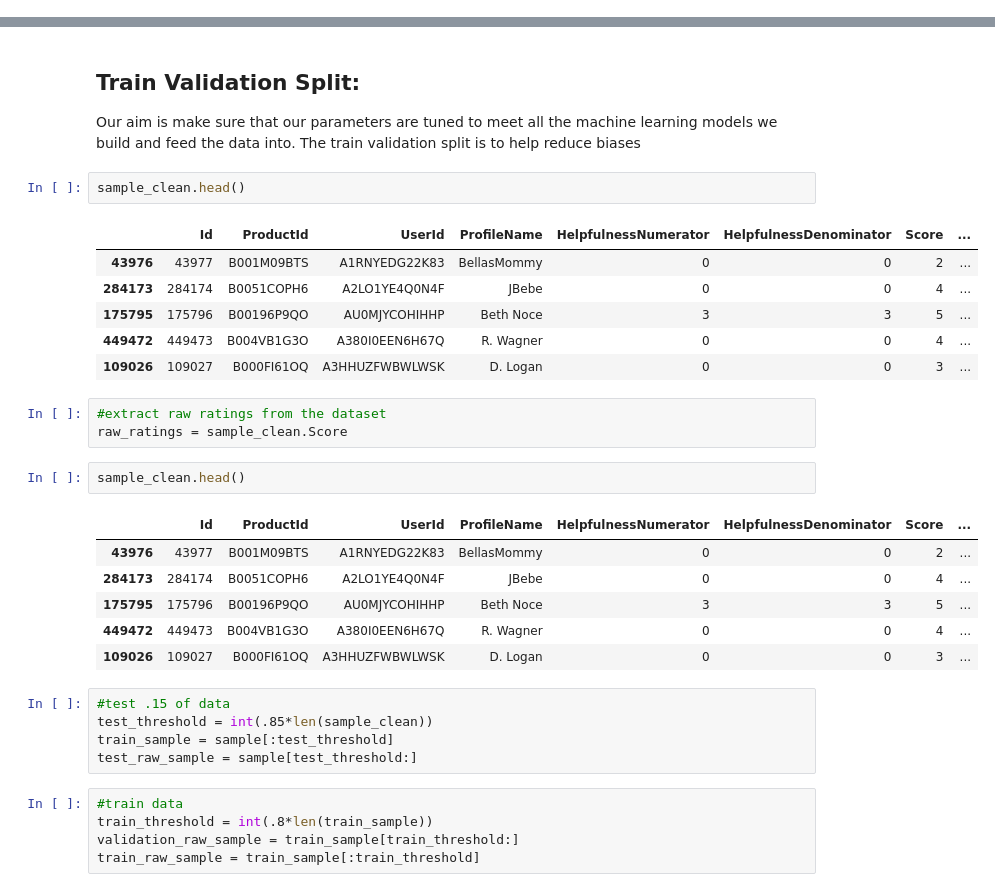
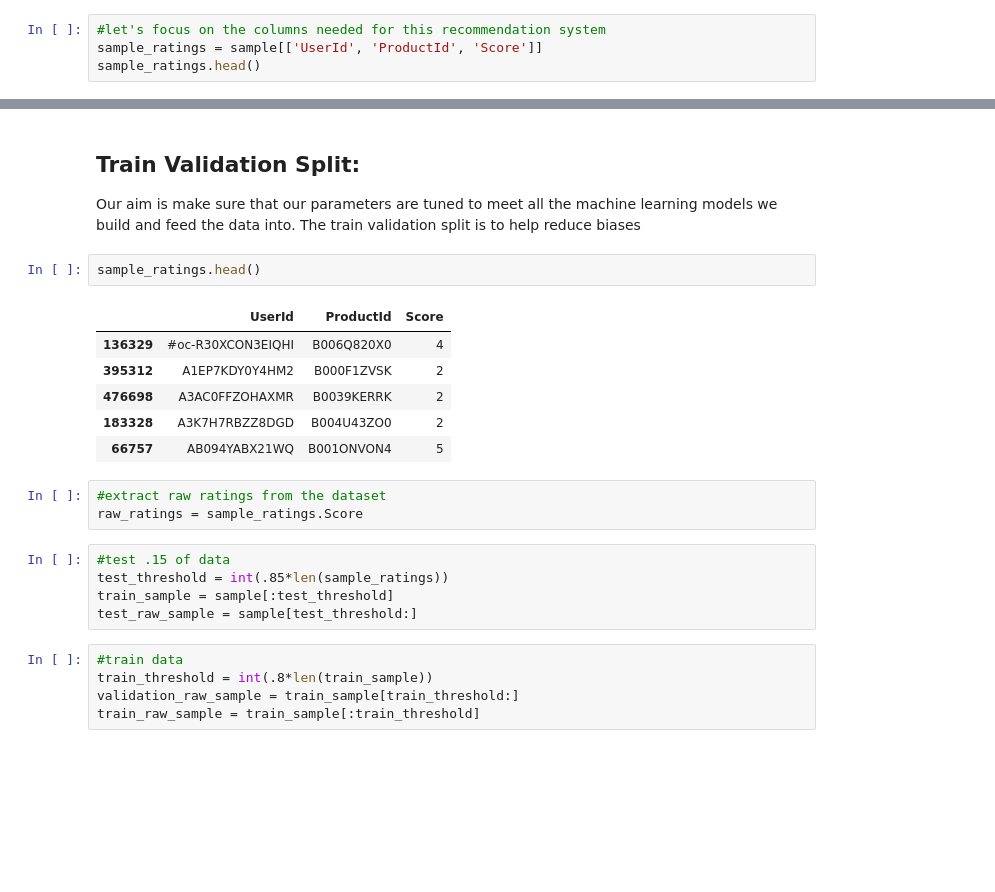
Before and after one commit to anilaq/dspractice, a Jupyter notebook: bumble_passionproject.ipynb, the cells around one changed output, grey strips where cells are left out. Saved outputs shown, nothing was run; the diff lists cells and outputs as text; blank space fills up the shorter version.

```diff
--- a/bumble_passionproject.ipynb
+++ b/bumble_passionproject.ipynb
@@ -342,0 +340,4 @@ sample_clean =sample.drop('Time', axis=1)
+# %%
+#let's focus on the columns needed for this recommendation system
+sample_ratings = sample[['UserId', 'ProductId', 'Score']]
+sample_ratings.head()
@@ -363,29 +371,20 @@ __main__.MyDataset
 ## Train Validation Split:
 Our aim is make sure that our parameters are tuned to meet all the machine learning models we build and feed the data into. The train validation split is to help reduce biases
 # %%
-sample_clean.head()
+sample_ratings.head()
 # %% [output]
-|  | Id | ProductId | UserId | ProfileName | HelpfulnessNumerator | HelpfulnessDenominator | Score | ... |
-| 43976 | 43977 | B001M09BTS | A1RNYEDG22K83 | BellasMommy | 0 | 0 | 2 | ... |
-| 284173 | 284174 | B0051COPH6 | A2LO1YE4Q0N4F | JBebe | 0 | 0 | 4 | ... |
-| 175795 | 175796 | B00196P9QO | AU0MJYCOHIHHP | Beth Noce | 3 | 3 | 5 | ... |
-| 449472 | 449473 | B004VB1G3O | A380I0EEN6H67Q | R. Wagner | 0 | 0 | 4 | ... |
-| 109026 | 109027 | B000FI61OQ | A3HHUZFWBWLWSK | D. Logan | 0 | 0 | 3 | ... |
+|  | UserId | ProductId | Score |
+| 136329 | #oc-R30XCON3EIQHI | B006Q820X0 | 4 |
+| 395312 | A1EP7KDY0Y4HM2 | B000F1ZVSK | 2 |
+| 476698 | A3AC0FFZOHAXMR | B0039KERRK | 2 |
+| 183328 | A3K7H7RBZZ8DGD | B004U43ZO0 | 2 |
+| 66757 | AB094YABX21WQ | B001ONVON4 | 5 |
 # %%
 #extract raw ratings from the dataset
-raw_ratings = sample_clean.Score
+raw_ratings = sample_ratings.Score
-# %%
-sample_clean.head()
-# %% [output]
-|  | Id | ProductId | UserId | ProfileName | HelpfulnessNumerator | HelpfulnessDenominator | Score | ... |
-| 43976 | 43977 | B001M09BTS | A1RNYEDG22K83 | BellasMommy | 0 | 0 | 2 | ... |
-| 284173 | 284174 | B0051COPH6 | A2LO1YE4Q0N4F | JBebe | 0 | 0 | 4 | ... |
-| 175795 | 175796 | B00196P9QO | AU0MJYCOHIHHP | Beth Noce | 3 | 3 | 5 | ... |
-| 449472 | 449473 | B004VB1G3O | A380I0EEN6H67Q | R. Wagner | 0 | 0 | 4 | ... |
-| 109026 | 109027 | B000FI61OQ | A3HHUZFWBWLWSK | D. Logan | 0 | 0 | 3 | ... |
 # %%
 #test .15 of data
-test_threshold = int(.85*len(sample_clean))
+test_threshold = int(.85*len(sample_ratings))
 train_sample = sample[:test_threshold]
 test_raw_sample = sample[test_threshold:]
 # %%
```
Also changed, not shown: parts of 14 cells of this notebook.
